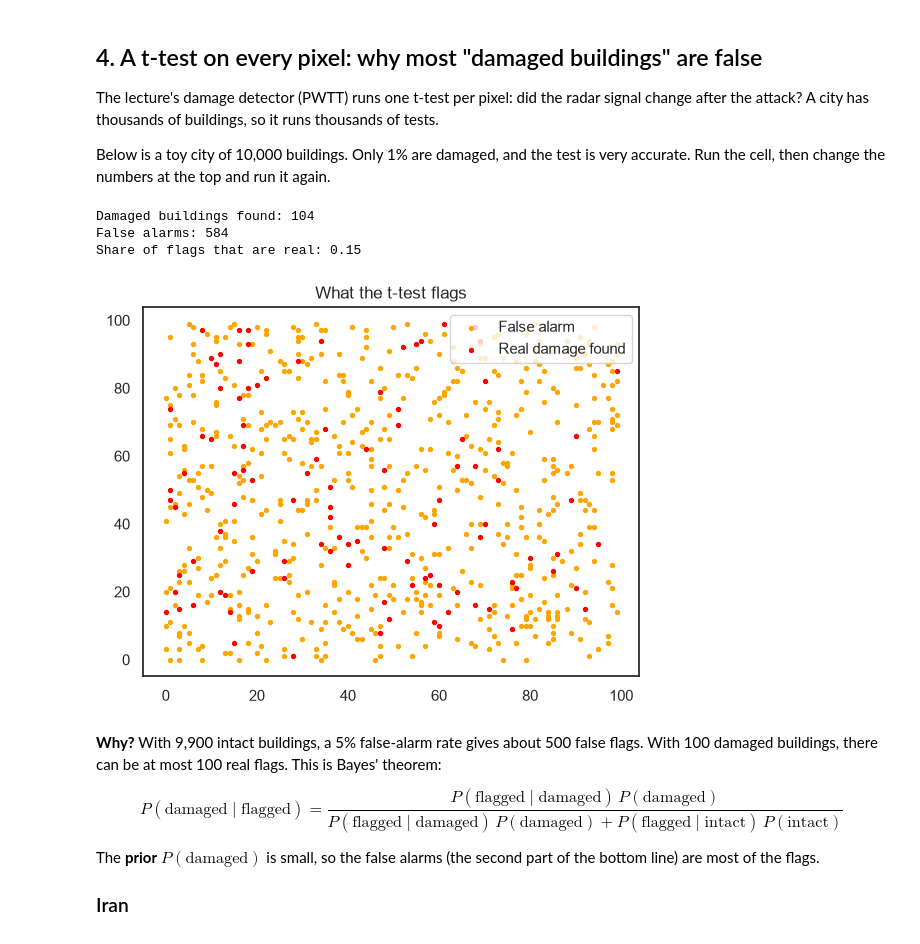
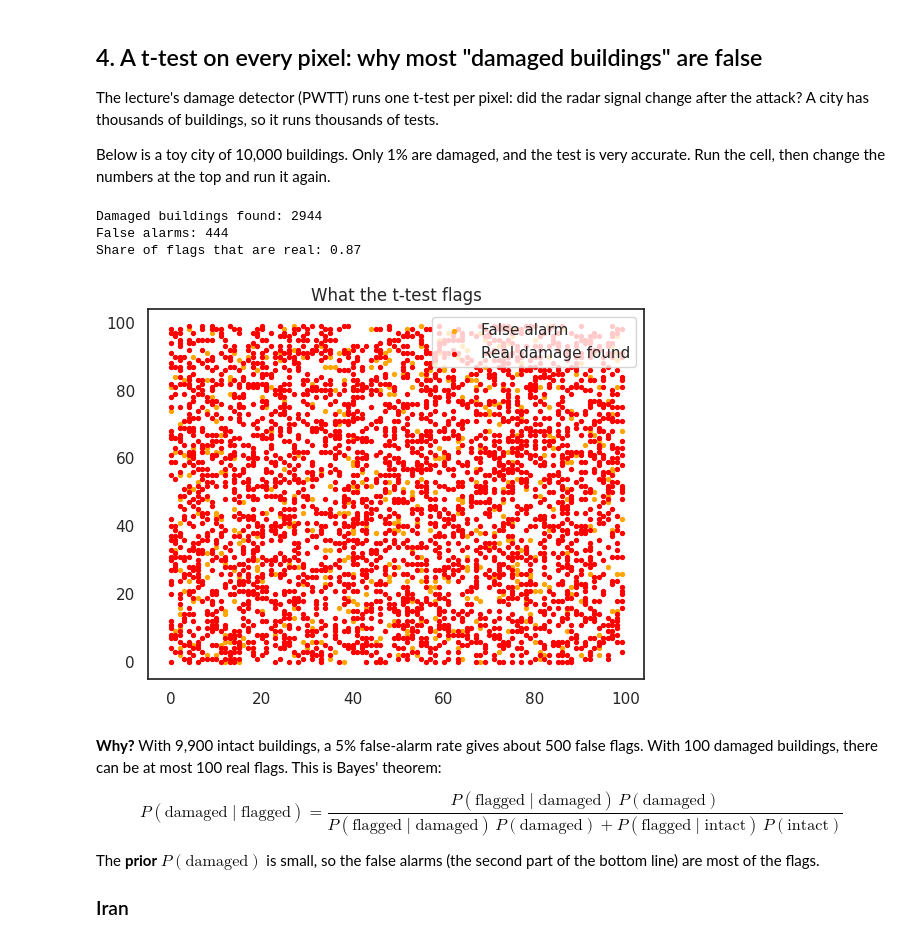
Before and after one commit to aaliyamckee/QM2, a Jupyter notebook: Aaliya_W06_Hypothesis_Testing.ipynb, the cells around one changed output. Cells and saved outputs as stored; diff of their text form; code cells hidden in the pictures.

```diff
--- a/Aaliya_W06_Hypothesis_Testing.ipynb
+++ b/Aaliya_W06_Hypothesis_Testing.ipynb
@@ -222,40 +232,40 @@ The lecture's damage detector (PWTT) runs one t-test per pixel: did the radar si
 Below is a toy city of 10,000 buildings. Only 1% are damaged, and the test is very accurate. Run the cell, then change the numbers at the top and run it again.
 # %%
 # ---- Change these and run the cell again ----
-share_damaged = 0.01   # the prior: the share of buildings that are damaged
-drop_db = 3            # how much damage lowers the radar signal (bigger = easier to see)
+share_damaged = 0.3   # the prior: the share of buildings that are damaged
+drop_db = 6           # how much damage lowers the radar signal (bigger = easier to see)
 alpha = 0.05           # flag a building if its p-value is below alpha
 # ----------------------------------------------
 
 rows = []                                          # an empty list: one entry per building
 for row in range(100):                             # the city is a grid of 100 rows...
     for col in range(100):                         # ...and 100 columns: 10,000 buildings
         damaged = np.random.random() < share_damaged   # True for about 1% of buildings
         before = np.random.normal(0, 1, 12)        # 12 noisy radar images before the strikes
         after = np.random.normal(0, 1, 4)          # 4 noisy radar images after the strikes
         if damaged:                                # if this building is damaged...
             after = after - drop_db                # ...its radar signal drops after the strikes
         p_value = stats.ttest_ind(after, before, equal_var=False).pvalue   # one t-test for this building
         rows.append({"row": row, "col": col, "damaged": damaged, "flagged": p_value < alpha})   # save the result
 city = pd.DataFrame(rows)                          # turn the list into a table
 
 real = city[(city["damaged"] == True) & (city["flagged"] == True)]     # damaged and flagged: real damage found
 false = city[(city["damaged"] == False) & (city["flagged"] == True)]   # intact but flagged: false alarms
 
 print("Damaged buildings found:", len(real))           # how many of them the test found
 print("False alarms:", len(false))                     # how many intact buildings were flagged
 print("Share of flags that are real:", round(len(real) / (len(real) + len(false)), 2))   # real flags / all flags
 
 plt.scatter(false["col"], false["row"], color="orange", s=8, label="False alarm")        # false alarms in orange
 plt.scatter(real["col"], real["row"], color="red", s=8, label="Real damage found")       # real damage in red
 plt.title("What the t-test flags")                 # add a title
 plt.legend(loc="upper right")                      # show the labels
 plt.show()                                         # draw the plot
 # %% [output]
-Damaged buildings found: 104
-False alarms: 584
-Share of flags that are real: 0.15
+Damaged buildings found: 2944
+False alarms: 444
+Share of flags that are real: 0.87
-[figure, old version]
+[figure, new version]
 # %% [markdown]
 **Why?** With 9,900 intact buildings, a 5% false-alarm rate gives about 500 false flags. With 100 damaged buildings, there can be at most 100 real flags. This is Bayes' theorem:
 
```
Also changed, not shown: parts of 7 cells of this notebook.
